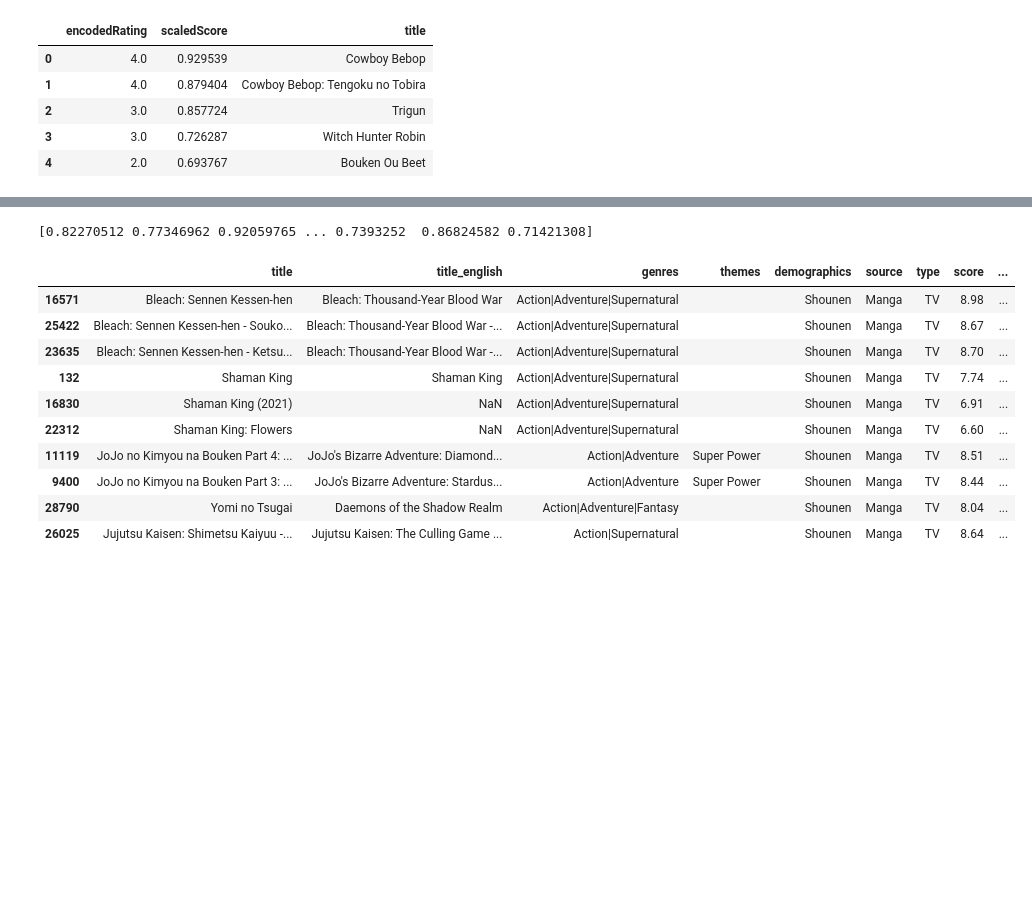
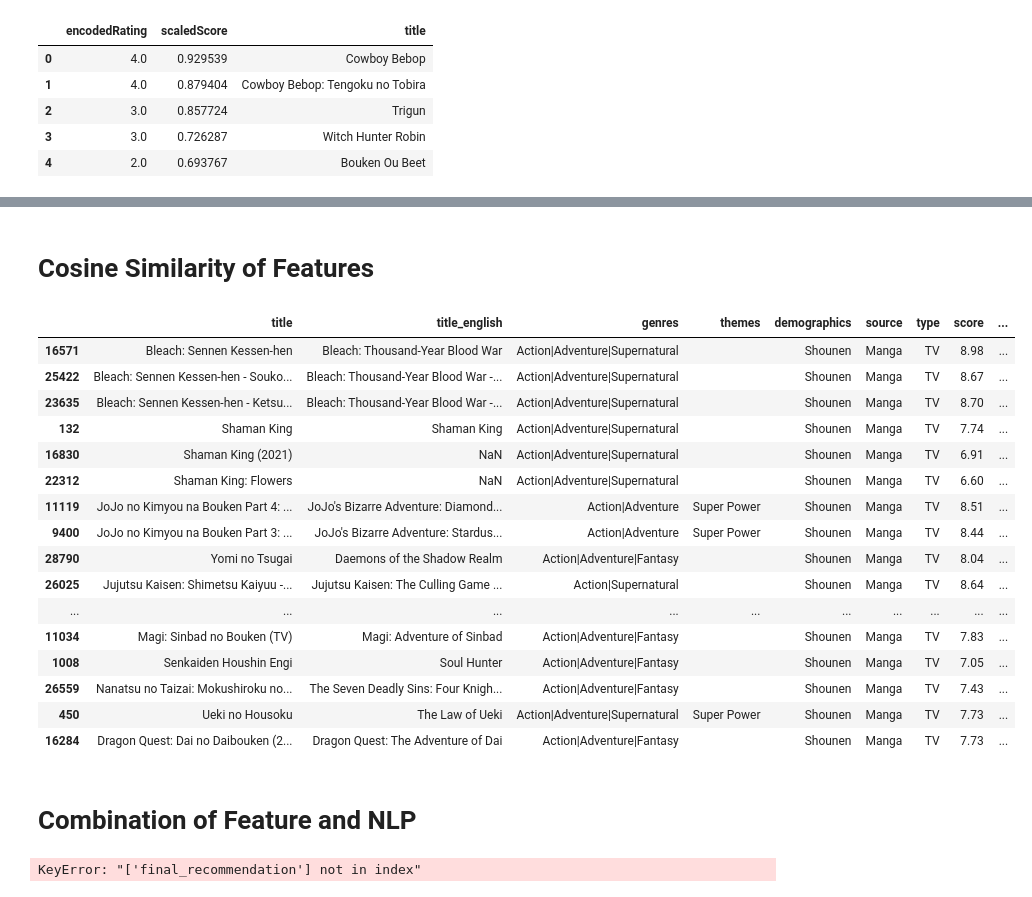
Before and after one commit to droxuz/anime-ner-transformer, a Jupyter notebook: anime_dataset.ipynb, the cells around one changed output, grey strips where cells are left out. Drawn from its saved outputs; the diff is of its cells as text; code cells hidden in the pictures; blank space fills up the shorter version.

Commit message:
Simple TF-IDF NLP combination with Feature Cosine Similarity

```diff
--- a/anime_dataset.ipynb
+++ b/anime_dataset.ipynb
@@ -292,0 +295,17 @@ cleaned_data['scaledEpisodes'] = episode_scaler.fit_transform(cleaned_data[['log
+# %%
+# Synopsis comparison, and prompting for NLP
+from sklearn.feature_extraction.text import TfidfVectorizer
+from sklearn.metrics.pairwise import cosine_similarity
+
+tFidf = TfidfVectorizer(stop_words="english", max_features=5000)
+
+synopsis_matrix = tFidf.fit_transform(cleaned_data['synopsis'].fillna('')) # Fills NA with empty string and does TFIDF on synopsis
+
+prompt = ["dark supernatural anime with demons and sword fighting"]
+
+prompt_vector = tFidf.transform(prompt) # TFIDF on the prompt to
+
+synopsis_similarity = cosine_similarity(synopsis_matrix, prompt_vector).flatten()
+cleaned_data["synopsis_similarity"] = synopsis_similarity
+prompt_recommendation = cleaned_data.sort_values("synopsis_similarity",ascending=False)
+prompt_recommendation[["title","title_english","synopsis_similarity","score"]].head(10)
@@ -293,7 +324,8 @@ cleaned_data['scaledEpisodes'] = episode_scaler.fit_transform(cleaned_data[['log
+# %% [markdown]
+# Cosine Similarity of Features
 # %%
 # Cosine Similarity
 # N Episodes, Studios, Genres, Demographics, Type, Score, Source, Age rating
-from sklearn.metrics.pairwise import cosine_similarity
 
 feature_columns = (
     genre_columns +
@@ -302,41 +334,53 @@ feature_columns = (
     type_source_columns +
     ['scaledEpisodes', 'scaledScore', 'encodedRating']
 )
-# Removed studioFreq
 
 liked_anime = ['One Piece', 'Bleach', 'Jujutsu Kaisen', "JoJo's Bizarre Adventure: Stardust Crusaders"]
 
 liked_rows = cleaned_data[cleaned_data["title"].isin(liked_anime) | cleaned_data["title_english"].isin(liked_anime)]
 
-anime_features = cleaned_data[feature_columns]
+anime_features = cleaned_data[feature_columns] #Makes a DF that has only rows of animes and corresponding feature_columns
 
-liked_vector = anime_features.loc[liked_rows.index]
+liked_vector = anime_features.loc[liked_rows.index] #Makes a DF that collects only the liked_rows with their corresponding features_columns
 
-liked_profile = liked_vector.mean(axis = 0)
+liked_profile = liked_vector.mean(axis = 0) #Averages the rows(axis = 0) of all the liked animes
 
-liked_profile.sort_values(ascending=False).head(20)
+liked_profile.sort_values(ascending=False).head(20) #Sorts descending by length 20
 
-similarity_score = cosine_similarity(anime_features,liked_profile.values.reshape(1,-1)).flatten()
+similarity_score = cosine_similarity(anime_features,liked_profile.values.reshape(1,-1)).flatten() #Cosine sim on all anime_features, and liked_profile
 
-cleaned_data["recommendationScore"] = similarity_score
+cleaned_data["recommendation_score"] = similarity_score
 
-recommendations = cleaned_data.sort_values("recommendationScore", ascending=False)
+recommendations = cleaned_data.sort_values("recommendation_score", ascending=False)
 
 recommendations = recommendations[~(recommendations["title"].isin(liked_anime) | recommendations["title_english"].isin(liked_anime))]
 
 recommendations[
-    ["title", "title_english", "genres", "themes", "demographics", "source", "type", "score", "recommendationScore"]
+    ["title", "title_english", "genres", "themes", "demographics", "source", "type", "score", "recommendation_score"]
 ].head(25)
 # %% [output]
-[0.82270512 0.77346962 0.92059765 ... 0.7393252  0.86824582 0.71421308]
 |  | title | title_english | genres | themes | demographics | source | type | score | ... |
 | 16571 | Bleach: Sennen Kessen-hen | Bleach: Thousand-Year Blood War | Action|Adventure|Supernatural |  | Shounen | Manga | TV | 8.98 | ... |
 | 25422 | Bleach: Sennen Kessen-hen - Souko... | Bleach: Thousand-Year Blood War -... | Action|Adventure|Supernatural |  | Shounen | Manga | TV | 8.67 | ... |
 | 23635 | Bleach: Sennen Kessen-hen - Ketsu... | Bleach: Thousand-Year Blood War -... | Action|Adventure|Supernatural |  | Shounen | Manga | TV | 8.70 | ... |
 | 132 | Shaman King | Shaman King | Action|Adventure|Supernatural |  | Shounen | Manga | TV | 7.74 | ... |
 | 16830 | Shaman King (2021) | NaN | Action|Adventure|Supernatural |  | Shounen | Manga | TV | 6.91 | ... |
 | 22312 | Shaman King: Flowers | NaN | Action|Adventure|Supernatural |  | Shounen | Manga | TV | 6.60 | ... |
 | 11119 | JoJo no Kimyou na Bouken Part 4: ... | JoJo's Bizarre Adventure: Diamond... | Action|Adventure | Super Power | Shounen | Manga | TV | 8.51 | ... |
 | 9400 | JoJo no Kimyou na Bouken Part 3: ... | JoJo's Bizarre Adventure: Stardus... | Action|Adventure | Super Power | Shounen | Manga | TV | 8.44 | ... |
 | 28790 | Yomi no Tsugai | Daemons of the Shadow Realm | Action|Adventure|Fantasy |  | Shounen | Manga | TV | 8.04 | ... |
 | 26025 | Jujutsu Kaisen: Shimetsu Kaiyuu -... | Jujutsu Kaisen: The Culling Game ... | Action|Supernatural |  | Shounen | Manga | TV | 8.64 | ... |
+| ... | ... | ... | ... | ... | ... | ... | ... | ... | ... |
+| 11034 | Magi: Sinbad no Bouken (TV) | Magi: Adventure of Sinbad | Action|Adventure|Fantasy |  | Shounen | Manga | TV | 7.83 | ... |
+| 1008 | Senkaiden Houshin Engi | Soul Hunter | Action|Adventure|Fantasy |  | Shounen | Manga | TV | 7.05 | ... |
+| 26559 | Nanatsu no Taizai: Mokushiroku no... | The Seven Deadly Sins: Four Knigh... | Action|Adventure|Fantasy |  | Shounen | Manga | TV | 7.43 | ... |
+| 450 | Ueki no Housoku | The Law of Ueki | Action|Adventure|Supernatural | Super Power | Shounen | Manga | TV | 7.73 | ... |
+| 16284 | Dragon Quest: Dai no Daibouken (2... | Dragon Quest: The Adventure of Dai | Action|Adventure|Fantasy |  | Shounen | Manga | TV | 7.73 | ... |
+# %% [markdown]
+# Combination of Feature and NLP
+# %%
+cleaned_data["combination_score"] = 0.20 * cleaned_data["synopsis_similarity"] + 0.80 * cleaned_data["recommendation_score"]
+final_recommendation = cleaned_data.sort_values("combination_score",ascending = False)
+final_recommendation[["title","title_english","score","source","recommendation_score","synopsis_similarity","combination_score"]].head(10)
+# %% [output]
+KeyError: "['final_recommendation'] not in index"
```
Also changed, not shown: parts of 2 cells of this notebook.
